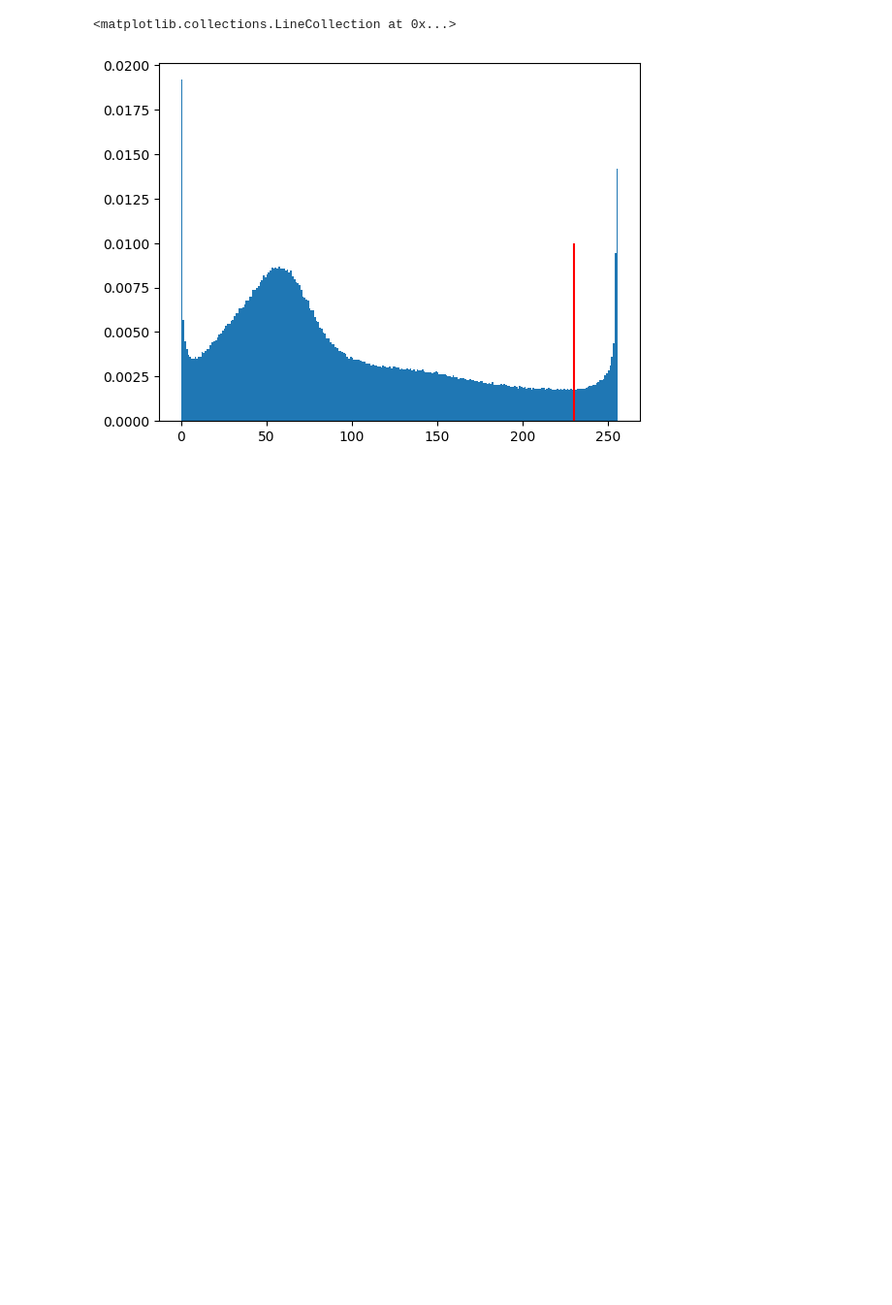
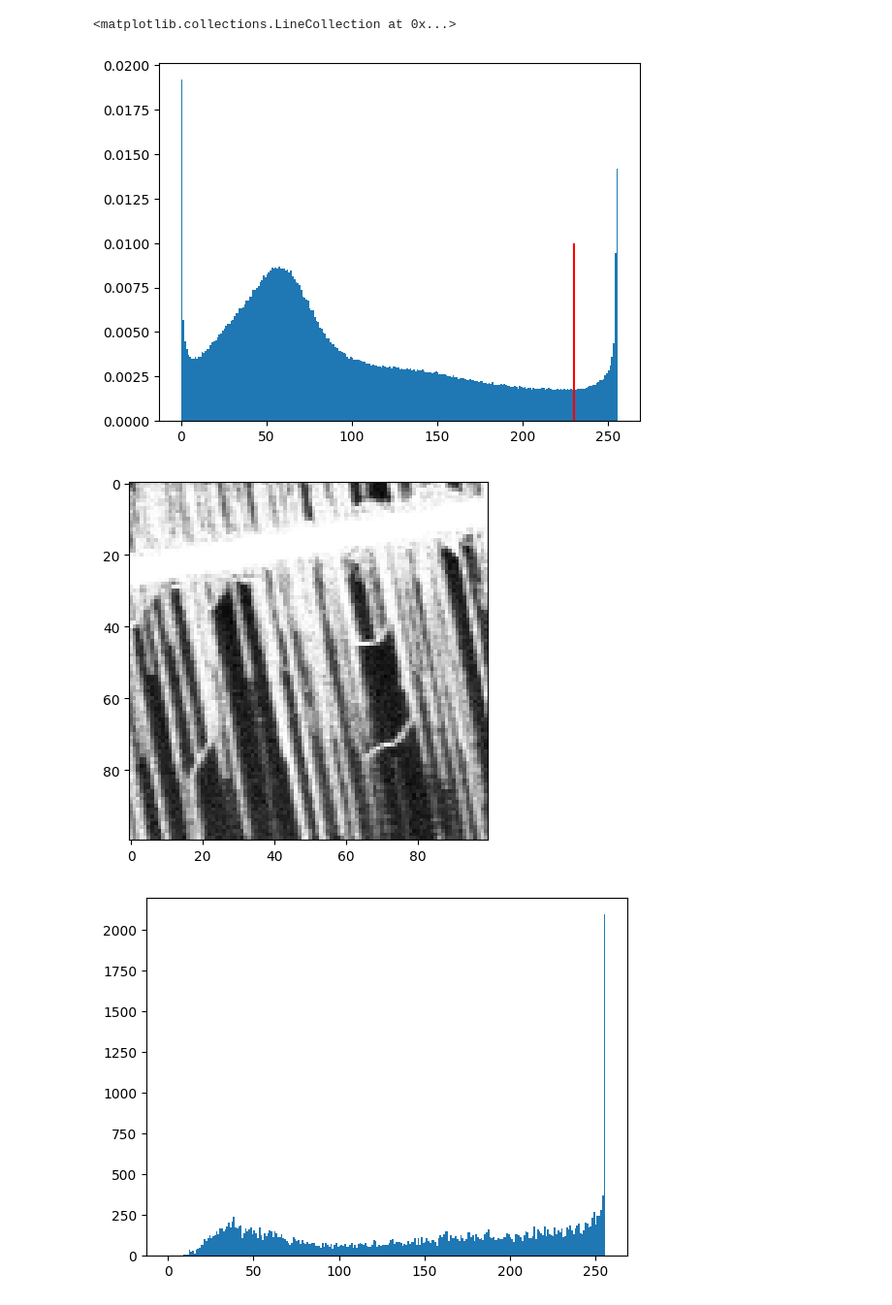
Before and after one commit to kykougaku/adhoc_analysis, a Jupyter notebook: notebook/semimage.ipynb, the cells around one changed output. Shown at 97% size. Saved outputs shown, nothing was run; the diff lists cells and outputs as text; code cells hidden in the pictures; blank space fills up the shorter version.

```diff
--- a/notebook/semimage.ipynb
+++ b/notebook/semimage.ipynb
@@ -9,10 +9,10 @@ datadir = "../data/sem"
 # %%
 cutline = 890
 # %%
-imd = cv2.imread(os.path.join(datadir, "kaneda_m001.tif"))
-print(imd.shape)
-plt.imshow(imd)
-plt.hlines(cutline, 0, imd.shape[1], colors='r')
+image = cv2.imread(os.path.join(datadir, "kaneda_m001.tif"))
+print(image.shape)
+plt.imshow(image)
+plt.hlines(cutline, 0, image.shape[1], colors='r')
 plt.show()
 # %% [output]
 (960, 1280, 3)
@@ -41,3 +41,13 @@ plt.vlines(thereshold, 0, 0.01, color='r')
 [figure]
 <matplotlib.collections.LineCollection at 0x...>
 [figure]
+# %%
+imd_cropped = image[0:100,1100:1200,:]
+# %%
+plt.imshow(imd_cropped)
+plt.show()
+plt.hist(imd_cropped.flatten(), bins=256, range=(0, 256))
+plt.show()
+# %% [output]
+[figure, added]
+[figure, added]
```
Also changed, not shown: parts of 15 cells of this notebook.
